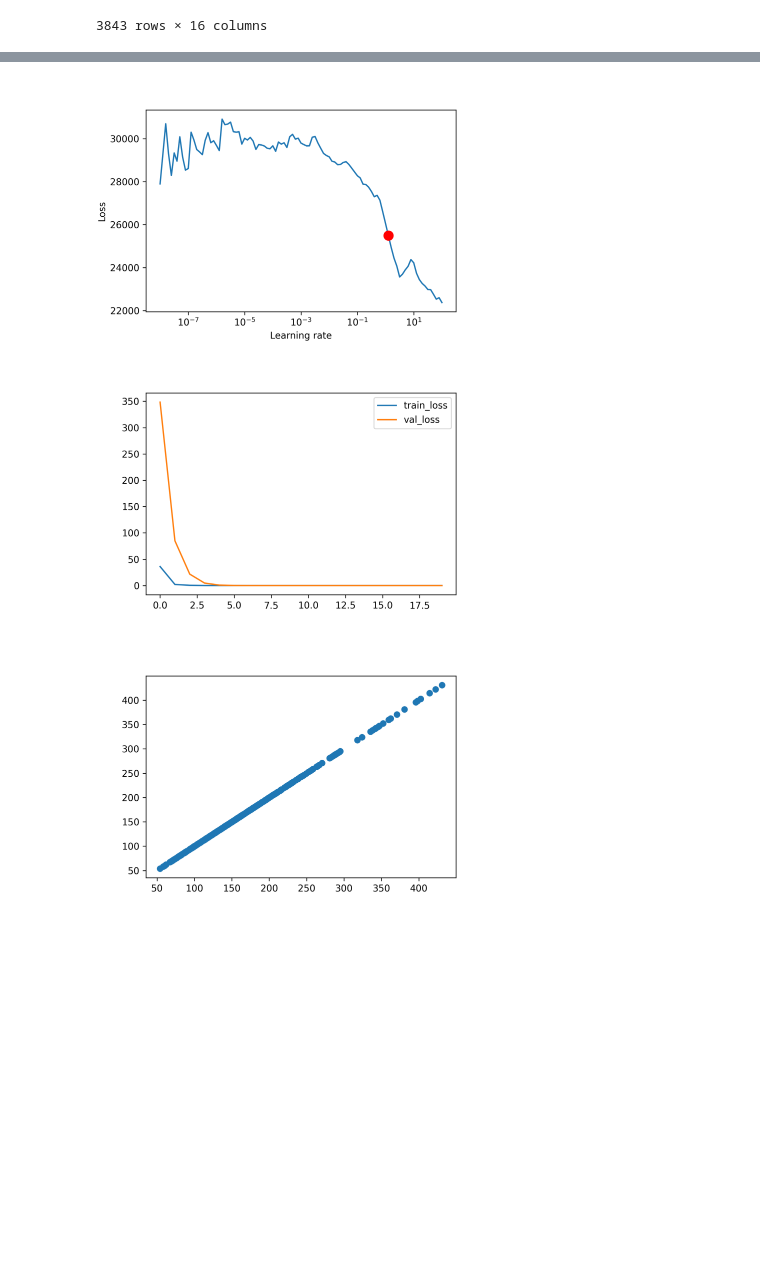
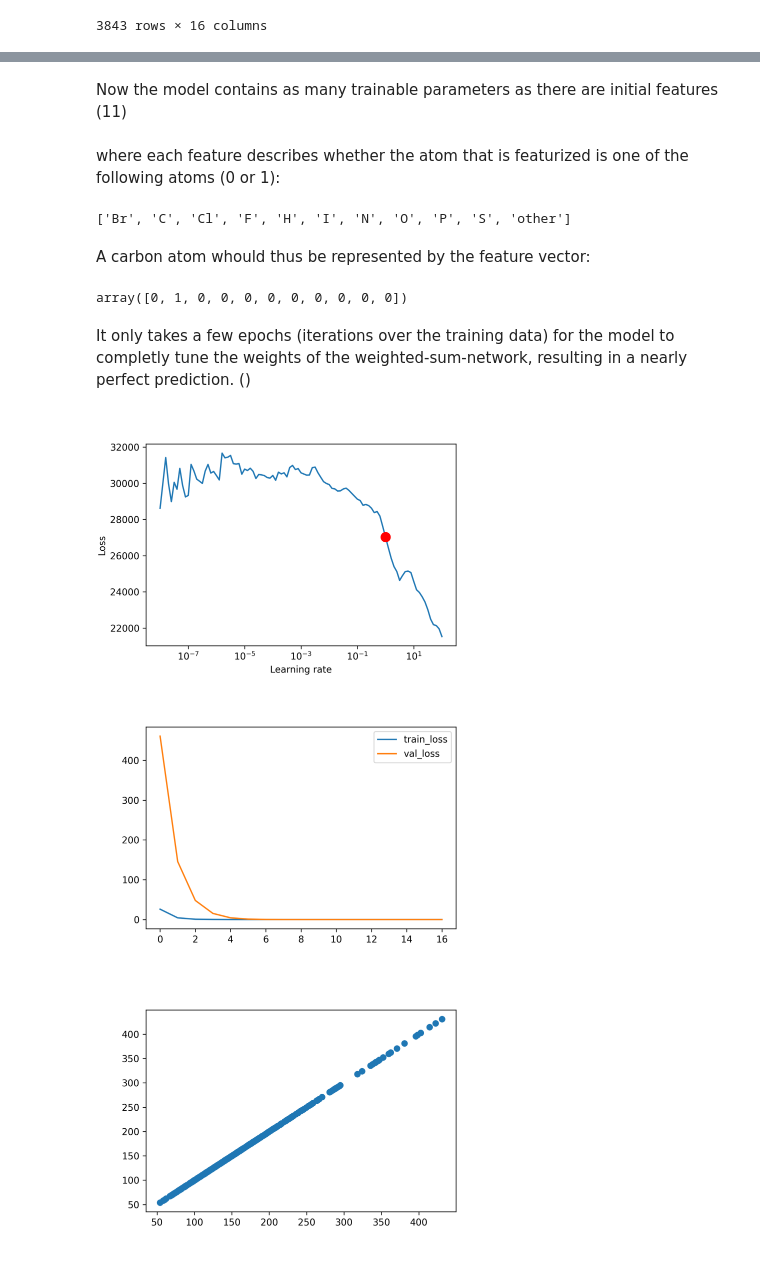
Before and after one commit to JulianKimmig/molNet, a Jupyter notebook: dev/black_box/notebooks/Untitled.ipynb, the cells around one changed output, grey strips where cells are left out. Cells and saved outputs as stored; diff of their text form; code cells hidden in the pictures; blank space fills up the shorter version.

```diff
--- a/dev/black_box/notebooks/Untitled.ipynb
+++ b/dev/black_box/notebooks/Untitled.ipynb
@@ -204,8 +304,16 @@ dataset["SMILES"] = dataset['rd_mol'].apply(lambda s: Chem.MolToSmiles(s))
 dataset["molar_mass"] = dataset['rd_mol'].apply(lambda mol: Chem.Descriptors.MolWt(mol))
 dataset = dataset.rename({'PREFERRED_NAME':'name'},axis=1)
 
-
+from molNet.featurizer.atom_featurizer import atom_symbol_one_hot_from_set
+c_atom_symbol_featurizer = atom_symbol_one_hot_from_set(dataset["rd_mol"],only_mass=True)
 dataset
+c_atom_symbol_featurizer.describe_features()
+#for i,data in dataset.iterrows():
+#    for atom in data["rd_mol"].GetAtoms():
+#        if atom.GetSymbol()=="*":
+#            display(data["rd_mol"])
+#            display(data)
+            break
 # %% [output]
 |  | DTXSID | name | CASRN | INCHIKEY | IUPAC_NAME | SMILES | INCHI_STRING | MOLECULAR_FORMULA | ... |
 | 0 | DTXSID7020009 | Acetonitrile | 75-05-8 | WEVYAHXRMPXWCK-UHFFFAOYSA-N | Acetonitrile | CC#N | InChI=1S/C2H3N/c1-2-3/h1H3 | C2H3N | ... |
@@ -310,3 +427,21 @@ If the featurizer is replaced with an atom type featurizer. The feature vector o
+# %%
+display(md("Now the model contains as many trainable parameters as there are initial features ({})".format(len(c_atom_symbol_featurizer))))
+# %% [output]
+Now the model contains as many trainable parameters as there are initial features (11)
+# %% [markdown]
+where each feature describes whether the atom that is featurized is one of the following atoms (0 or 1):
+# %%
+[f.replace("custom_atom_symbol_one_hot: ","").replace("None","other") for f in c_atom_symbol_featurizer.describe_features()]
+# %% [output]
+['Br', 'C', 'Cl', 'F', 'H', 'I', 'N', 'O', 'P', 'S', 'other']
+# %% [markdown]
+A carbon atom whould thus be represented by the feature vector:
+# %%
+np.array(c_atom_symbol_featurizer(Chem.Atom("C")))*1
+# %% [output]
+array([0, 1, 0, 0, 0, 0, 0, 0, 0, 0, 0])
+# %% [markdown]
+It only takes a few epochs (iterations over the training data) for the model to completly tune the weights of the weighted-sum-network, resulting in a nearly perfect prediction. ()
 # %%
 from molNet.featurizer.atom_featurizer import atom_symbol_one_hot
 from torch_geometric.nn import GCNConv, GlobalAttention,global_add_pool
@@ -348,37 +483,37 @@ class MolWeigtFromTypeModel(pl.LightningModule):
 
     def validation_step(self,batch, *args, **kwargs):
         y_hat=self(batch)
         loss =  F.mse_loss(y_hat, batch.y)#mF.rell1_loss(y_hat, batch.y)*100
         self.log('val_loss', loss)
         return loss
 
     def test_step(self,batch, *args, **kwargs):
         y_hat=self(batch)
         loss =  F.mse_loss(y_hat, batch.y)#mF.rell1_loss(y_hat, batch.y)*100
         self.log('test_loss', loss)
         return loss
 
 loader = PytorchGeomMolGraphFromDfLoader(dataset,smiles_column='SMILES',additional_data=['name'],#"all",
                                      y_properties=["molar_mass"],
                                      seed=2,
-                                     to_graph_params={"atom_featurizer":atom_symbol_one_hot,"with_mol_graph":True},
+                                     to_graph_params={"atom_featurizer":c_atom_symbol_featurizer,"with_mol_graph":True},
                                     batch_size=32,#num_workers=4
                                     )
-model = MolWeigtFromTypeModel(in_size=len(atom_symbol_one_hot))
+model = MolWeigtFromTypeModel(in_size=len(c_atom_symbol_featurizer))
 
 model,data = default_model_run("MolWeigtFromTypeModel",model,loader,
                   force_run=True,#min_epochs=15
 
                  )
 
 
 test_data=find_test_data(loader)
 test_batch=iter(torch_geometric.data.DataLoader([test_data])).next()
 #model.gcn(test_batch.x,test_batch.edge_index)
 #model()
 # %% [output]
-[figure, old version]
+[figure, new version]
-[figure, old version]
+[figure, new version]
 [figure]
 # %%
 from rdkit.Chem.Draw import SimilarityMaps
```
Also changed, not shown: parts of 19 cells of this notebook.
